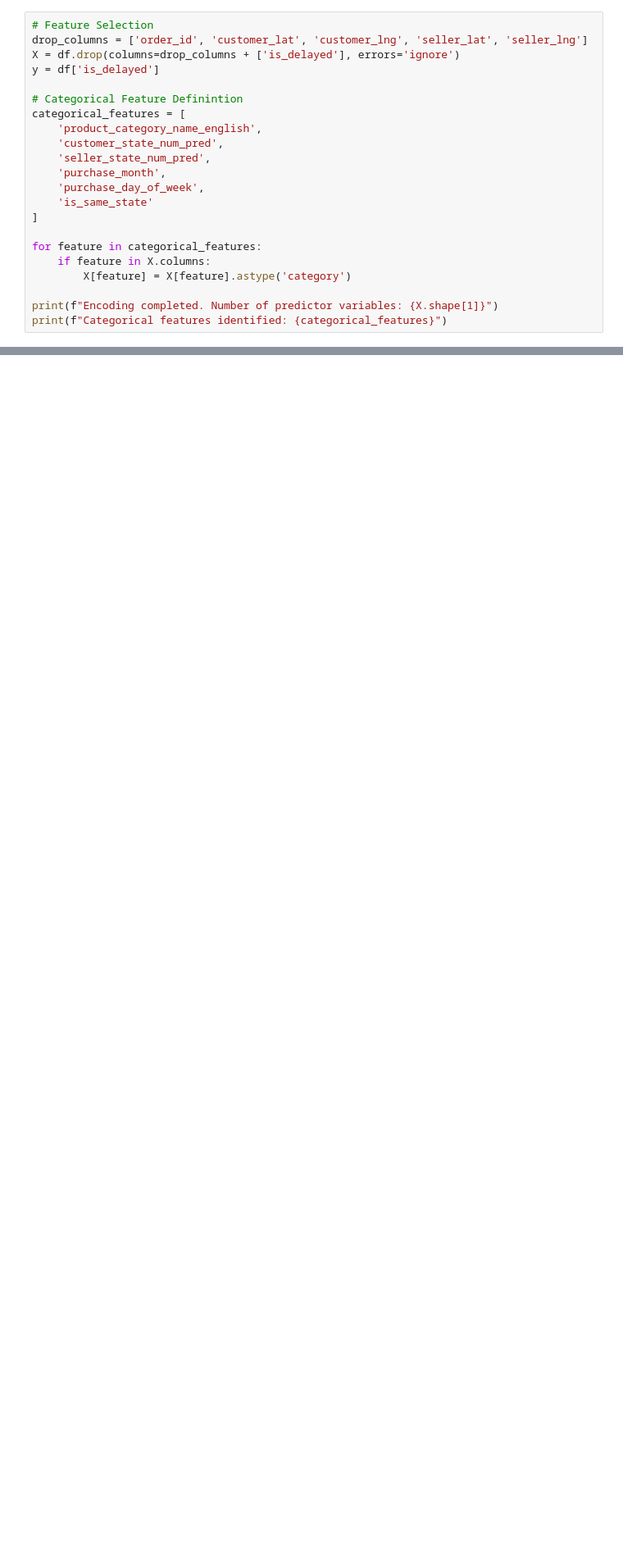
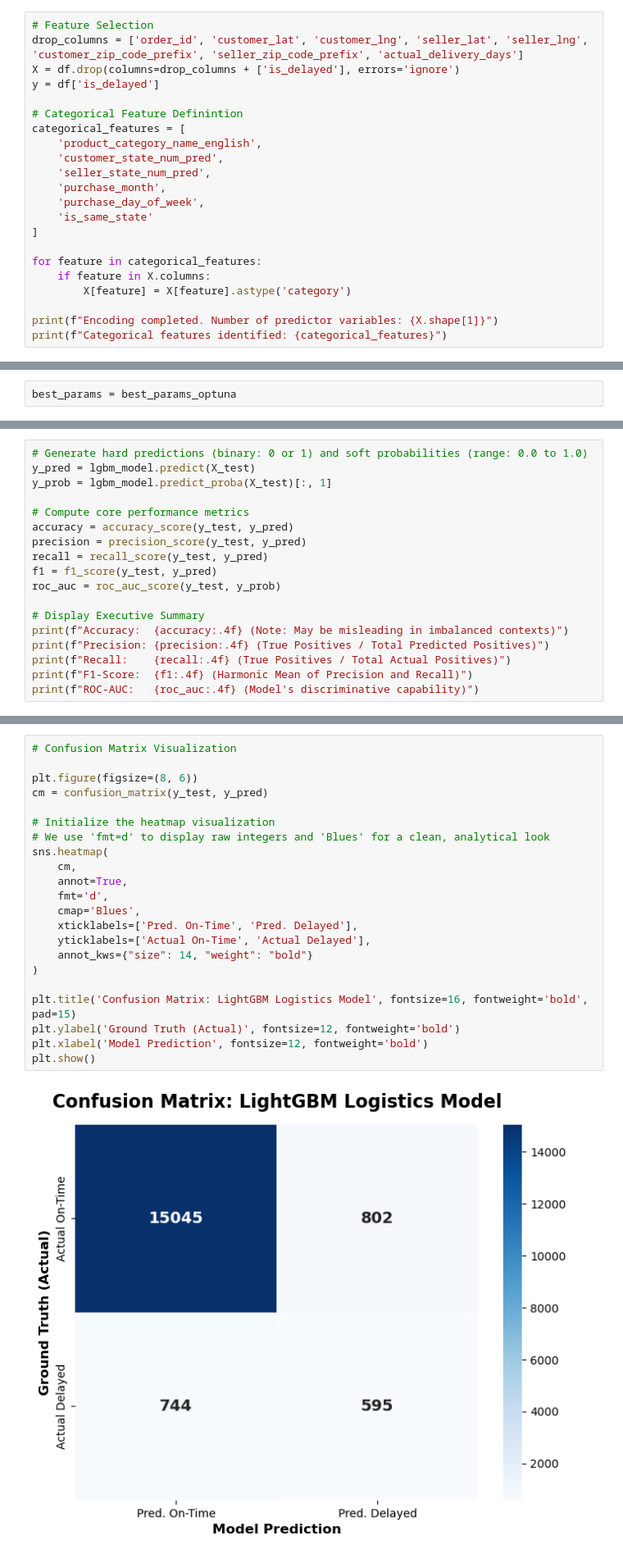
Before and after one commit to SergioBrPerez/Intelligence-Data-Analysis-ML-DL, a Jupyter notebook: 3-Clasification_Model/3.2-Hyperparam_Optimization_SBP.ipynb, the cells around one changed output, grey strips where cells are left out. Shown: that part at 82% size. Cells and saved outputs as stored; diff of their text form; blank space fills up the shorter version.

```diff
--- a/3-Clasification_Model/3.2-Hyperparam_Optimization_SBP.ipynb
+++ b/3-Clasification_Model/3.2-Hyperparam_Optimization_SBP.ipynb
@@ -67,7 +69,7 @@ Dataset successfully loaded: 114567 rows and 16 columns.
 ## 3: Data Preparation
 # %%
 # Feature Selection
-drop_columns = ['order_id', 'customer_lat', 'customer_lng', 'seller_lat', 'seller_lng']
+drop_columns = ['order_id', 'customer_lat', 'customer_lng', 'seller_lat', 'seller_lng', 'customer_zip_code_prefix', 'seller_zip_code_prefix', 'actual_delivery_days']
 X = df.drop(columns=drop_columns + ['is_delayed'], errors='ignore')
 y = df['is_delayed']
 
@@ -207,0 +327,2 @@ Optimal Hyperparameters: {'learning_rate': 0.035691659516268646, 'num_leaves': 7
+# %%
+best_params = best_params_optuna
@@ -207,0 +369,18 @@ Optimal Hyperparameters: {'learning_rate': 0.035691659516268646, 'num_leaves': 7
+# %%
+# Generate hard predictions (binary: 0 or 1) and soft probabilities (range: 0.0 to 1.0)
+y_pred = lgbm_model.predict(X_test)
+y_prob = lgbm_model.predict_proba(X_test)[:, 1]
+
+# Compute core performance metrics
+accuracy = accuracy_score(y_test, y_pred)
+precision = precision_score(y_test, y_pred)
+recall = recall_score(y_test, y_pred)
+f1 = f1_score(y_test, y_pred)
+roc_auc = roc_auc_score(y_test, y_prob)
+
+# Display Executive Summary
+print(f"Accuracy:  {accuracy:.4f} (Note: May be misleading in imbalanced contexts)")
+print(f"Precision: {precision:.4f} (True Positives / Total Predicted Positives)")
+print(f"Recall:    {recall:.4f} (True Positives / Total Actual Positives)")
+print(f"F1-Score:  {f1:.4f} (Harmonic Mean of Precision and Recall)")
+print(f"ROC-AUC:   {roc_auc:.4f} (Model's discriminative capability)")
@@ -207,0 +409,24 @@ Optimal Hyperparameters: {'learning_rate': 0.035691659516268646, 'num_leaves': 7
+# %%
+# Confusion Matrix Visualization
+
+plt.figure(figsize=(8, 6))
+cm = confusion_matrix(y_test, y_pred)
+
+# Initialize the heatmap visualization
+# We use 'fmt=d' to display raw integers and 'Blues' for a clean, analytical look
+sns.heatmap(
+    cm,
+    annot=True,
+    fmt='d',
+    cmap='Blues',
+    xticklabels=['Pred. On-Time', 'Pred. Delayed'],
+    yticklabels=['Actual On-Time', 'Actual Delayed'],
+    annot_kws={"size": 14, "weight": "bold"}
+)
+
+plt.title('Confusion Matrix: LightGBM Logistics Model', fontsize=16, fontweight='bold', pad=15)
+plt.ylabel('Ground Truth (Actual)', fontsize=12, fontweight='bold')
+plt.xlabel('Model Prediction', fontsize=12, fontweight='bold')
+plt.show()
+# %% [output]
+[figure, added]
```
Also changed, not shown: parts of 26 cells of this notebook, 2 other files.
